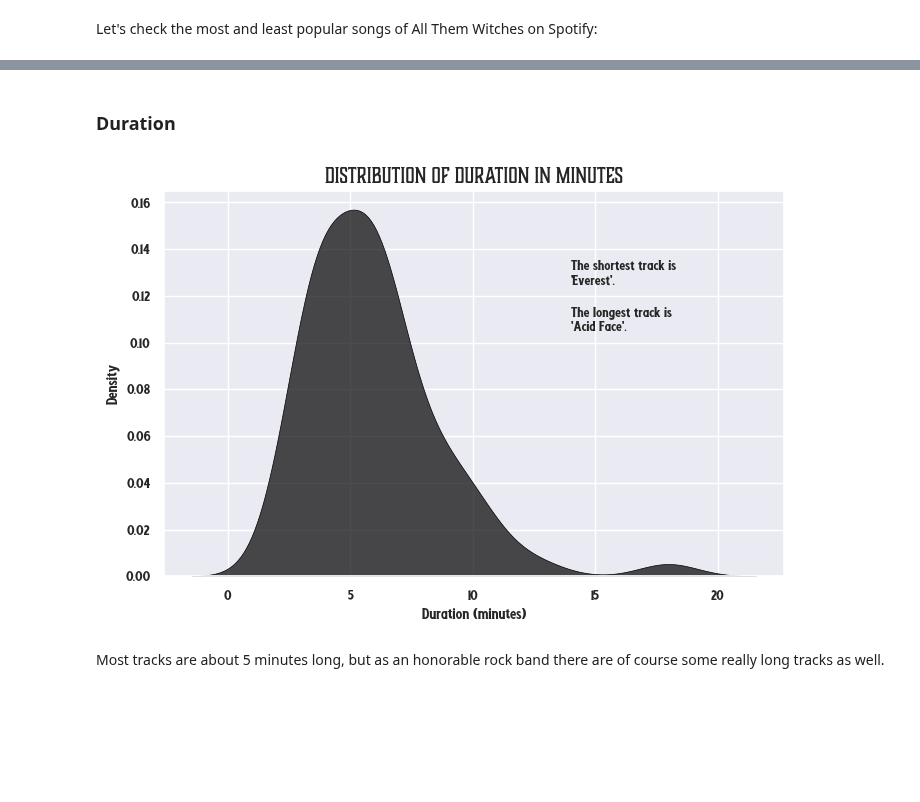
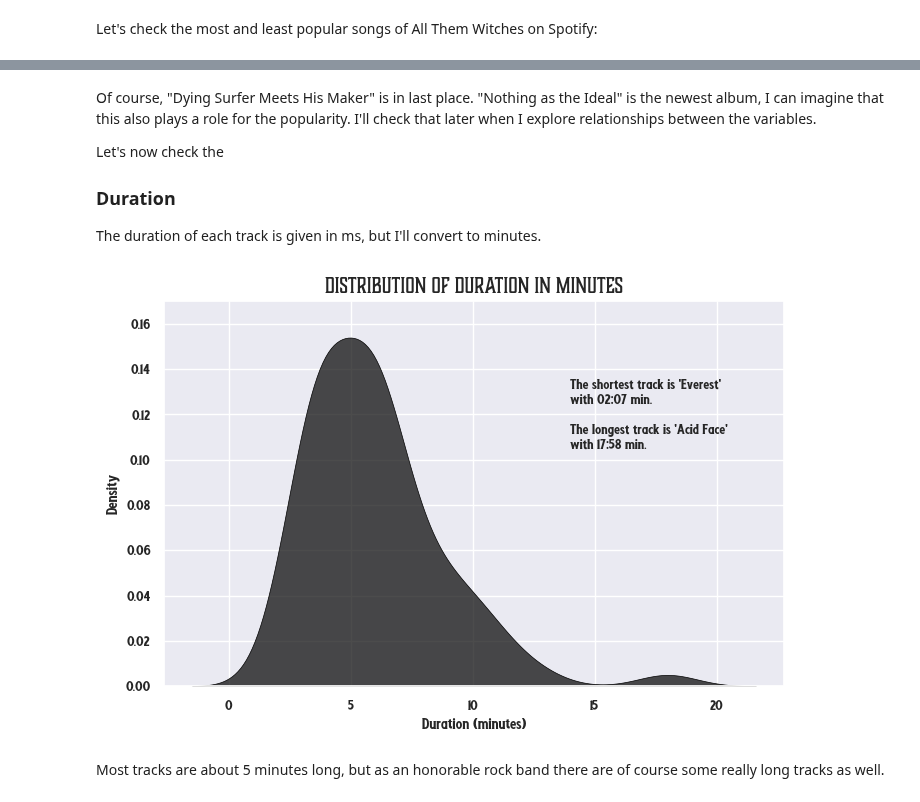
Before and after one commit to scheinmensch/Spotify, a Jupyter notebook: AllThemWitches.ipynb, the cells around one changed output, grey strips where cells are left out. Saved outputs shown, nothing was run; the diff lists cells and outputs as text; code cells hidden in the pictures; blank space fills up the shorter version.

```diff
--- a/AllThemWitches.ipynb
+++ b/AllThemWitches.ipynb
@@ -255,0 +240,18 @@ But let's now have a close look at the distributions of the variables before we
+# %%
+atw.loc[atw['album_release_date'].dt.year == 2022, 'album_name'] = "Baker's Dozen"
+album_popularity = atw.groupby('album_name')['popularity'].mean().sort_values(ascending=False).reset_index()
+plt.figure(figsize=(8,5))
+bars = plt.barh(range(len(album_popularity)), album_popularity['popularity'], color='000000', alpha=0.8)
+
+for i, bar in enumerate(bars):
+    plt.text(1, bar.get_y() + bar.get_height()/2,
+             album_popularity['album_name'].iloc[i],
+             va='center', ha='left', color='#FFFFFF', fontproperties=prop2, fontsize=15)
+
+plt.xlabel('Popularity', fontproperties=prop2, fontsize=14)
+plt.ylabel('Album', fontproperties=prop2, fontsize=14)
+plt.title('Albums by Popularity', fontproperties=prop, fontsize=13)
+plt.yticks([])
+plt.xticks(fontproperties=prop2, fontsize=13)
+plt.gca().invert_yaxis()
+plt.show()
@@ -256,19 +260,31 @@ But let's now have a close look at the distributions of the variables before we
 # %% [markdown]
+Of course, "Dying Surfer Meets His Maker" is in last place. "Nothing as the Ideal" is the newest album, I can imagine that this also plays a role for the popularity. I'll check that later when I explore relationships between the variables.
+
+Let's now check the
+
 ### Duration
+
+The duration of each track is given in ms, but I'll convert to minutes.
 # %%
+def convert_to_mmss(duration_minutes):
+    minutes = int(duration_minutes)
+    seconds = int((duration_minutes - minutes) * 60)
+    return f"{minutes:02d}:{seconds:02d}"
+
 atw['duration_minutes'] = atw['duration_ms'] / (1000 * 60)
 plt.figure(figsize=(8,5))
 sns.kdeplot(data=atw['duration_minutes'], fill=True, color= '#000000', alpha=0.7,edgecolor='#000000', linewidth=0.5)
 plt.xlabel('Duration (minutes)', fontproperties=prop2, fontsize=14)
 plt.ylabel('Density', fontproperties=prop2, fontsize=14)
 plt.title('Distribution of Duration in minutes', fontproperties=prop, fontsize=15)
 plt.yticks(fontproperties=prop2, fontsize=13)
-plt.text(14, 0.125,f"The shortest track is \n'{atw.loc[atw['duration_ms'].idxmin(), 'name']}'.", fontsize=13, fontproperties=prop2)
-plt.text(14, 0.105,f"The longest track is \n'{atw.loc[atw['duration_ms'].idxmax(), 'name']}'.", fontsize=13, fontproperties=prop2)
+plt.ylim(0,0.17)
+plt.text(14, 0.125,f"The shortest track is '{atw.loc[atw['duration_ms'].idxmin(), 'name']}' \nwith {convert_to_mmss(atw['duration_minutes'].min())} min.", fontsize=13, fontproperties=prop2)
+plt.text(14, 0.105,f"The longest track is '{atw.loc[atw['duration_ms'].idxmax(), 'name']}' \nwith {convert_to_mmss(atw['duration_minutes'].max())} min.", fontsize=13, fontproperties=prop2)
 plt.xticks(fontproperties=prop2, fontsize=13)
 plt.show();
 # %% [output]
-[figure, old version]
+[figure, new version]
 # %% [markdown]
 Most tracks are about 5 minutes long, but as an honorable rock band there are of course some really long tracks as well.
 # %% [markdown]
```
Also changed, not shown: parts of 35 cells of this notebook.
